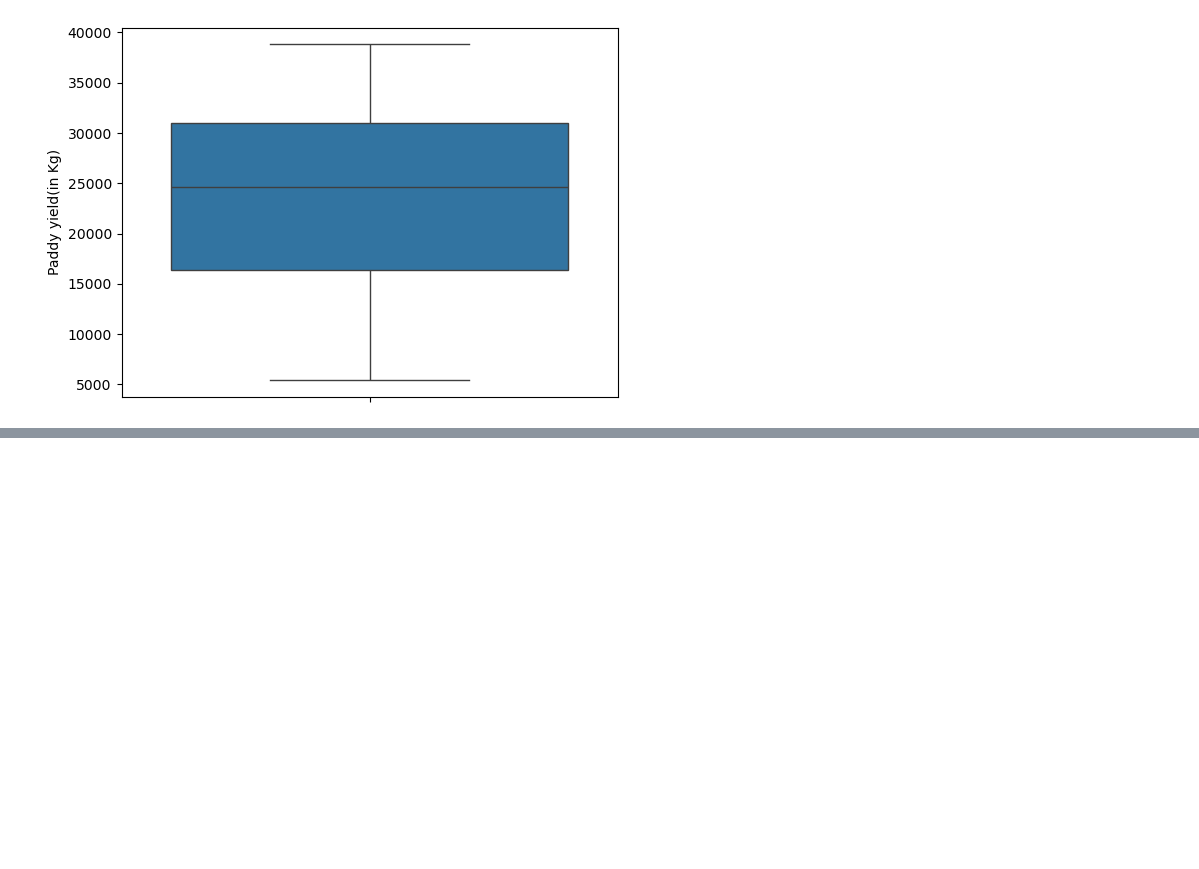
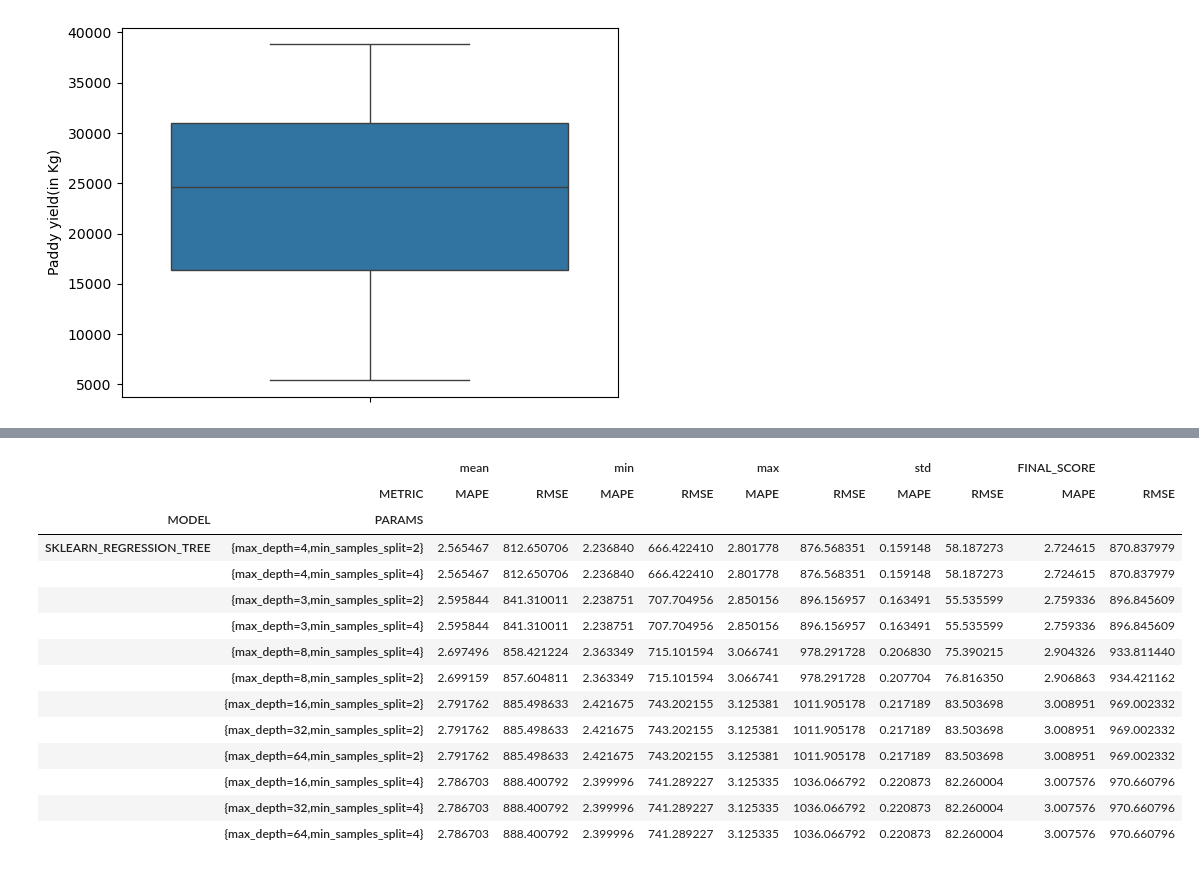
Before and after one commit to c71qu3/ml, a Jupyter notebook: assignment_2/notebooks/RicePaddyModeling.ipynb, the cells around one changed output, grey strips where cells are left out. Saved outputs shown, nothing was run; the diff lists cells and outputs as text; code cells hidden in the pictures; blank space fills up the shorter version.

```diff
--- a/assignment_2/notebooks/RicePaddyModeling.ipynb
+++ b/assignment_2/notebooks/RicePaddyModeling.ipynb
@@ -173,0 +458,18 @@ generate_cv_summary(model_scores=model_scores, metric="MAPE")
+# %%
+df_unique_model.pivot(index=["MODEL", "PARAMS"], columns="METRIC").sort_values(("FINAL_SCORE", "RMSE"), ascending=True)
+# %% [output]
+|  |  | mean |  | min |  | max |  | std |  | FINAL_SCORE |  |
+|  | METRIC | MAPE | RMSE | MAPE | RMSE | MAPE | RMSE | MAPE | RMSE | MAPE | RMSE |
+| MODEL | PARAMS |  |  |  |  |  |  |  |  |  |  |
+| SKLEARN_REGRESSION_TREE | {max_depth=4,min_samples_split=2} | 2.565467 | 812.650706 | 2.236840 | 666.422410 | 2.801778 | 876.568351 | 0.159148 | 58.187273 | 2.724615 | 870.837979 |
+|  | {max_depth=4,min_samples_split=4} | 2.565467 | 812.650706 | 2.236840 | 666.422410 | 2.801778 | 876.568351 | 0.159148 | 58.187273 | 2.724615 | 870.837979 |
+|  | {max_depth=3,min_samples_split=2} | 2.595844 | 841.310011 | 2.238751 | 707.704956 | 2.850156 | 896.156957 | 0.163491 | 55.535599 | 2.759336 | 896.845609 |
+|  | {max_depth=3,min_samples_split=4} | 2.595844 | 841.310011 | 2.238751 | 707.704956 | 2.850156 | 896.156957 | 0.163491 | 55.535599 | 2.759336 | 896.845609 |
+|  | {max_depth=8,min_samples_split=4} | 2.697496 | 858.421224 | 2.363349 | 715.101594 | 3.066741 | 978.291728 | 0.206830 | 75.390215 | 2.904326 | 933.811440 |
+|  | {max_depth=8,min_samples_split=2} | 2.699159 | 857.604811 | 2.363349 | 715.101594 | 3.066741 | 978.291728 | 0.207704 | 76.816350 | 2.906863 | 934.421162 |
+|  | {max_depth=16,min_samples_split=2} | 2.791762 | 885.498633 | 2.421675 | 743.202155 | 3.125381 | 1011.905178 | 0.217189 | 83.503698 | 3.008951 | 969.002332 |
+|  | {max_depth=32,min_samples_split=2} | 2.791762 | 885.498633 | 2.421675 | 743.202155 | 3.125381 | 1011.905178 | 0.217189 | 83.503698 | 3.008951 | 969.002332 |
+|  | {max_depth=64,min_samples_split=2} | 2.791762 | 885.498633 | 2.421675 | 743.202155 | 3.125381 | 1011.905178 | 0.217189 | 83.503698 | 3.008951 | 969.002332 |
+|  | {max_depth=16,min_samples_split=4} | 2.786703 | 888.400792 | 2.399996 | 741.289227 | 3.125335 | 1036.066792 | 0.220873 | 82.260004 | 3.007576 | 970.660796 |
+|  | {max_depth=32,min_samples_split=4} | 2.786703 | 888.400792 | 2.399996 | 741.289227 | 3.125335 | 1036.066792 | 0.220873 | 82.260004 | 3.007576 | 970.660796 |
+|  | {max_depth=64,min_samples_split=4} | 2.786703 | 888.400792 | 2.399996 | 741.289227 | 3.125335 | 1036.066792 | 0.220873 | 82.260004 | 3.007576 | 970.660796 |
```
Also changed, not shown: parts of 18 cells of this notebook, 1 other file.
